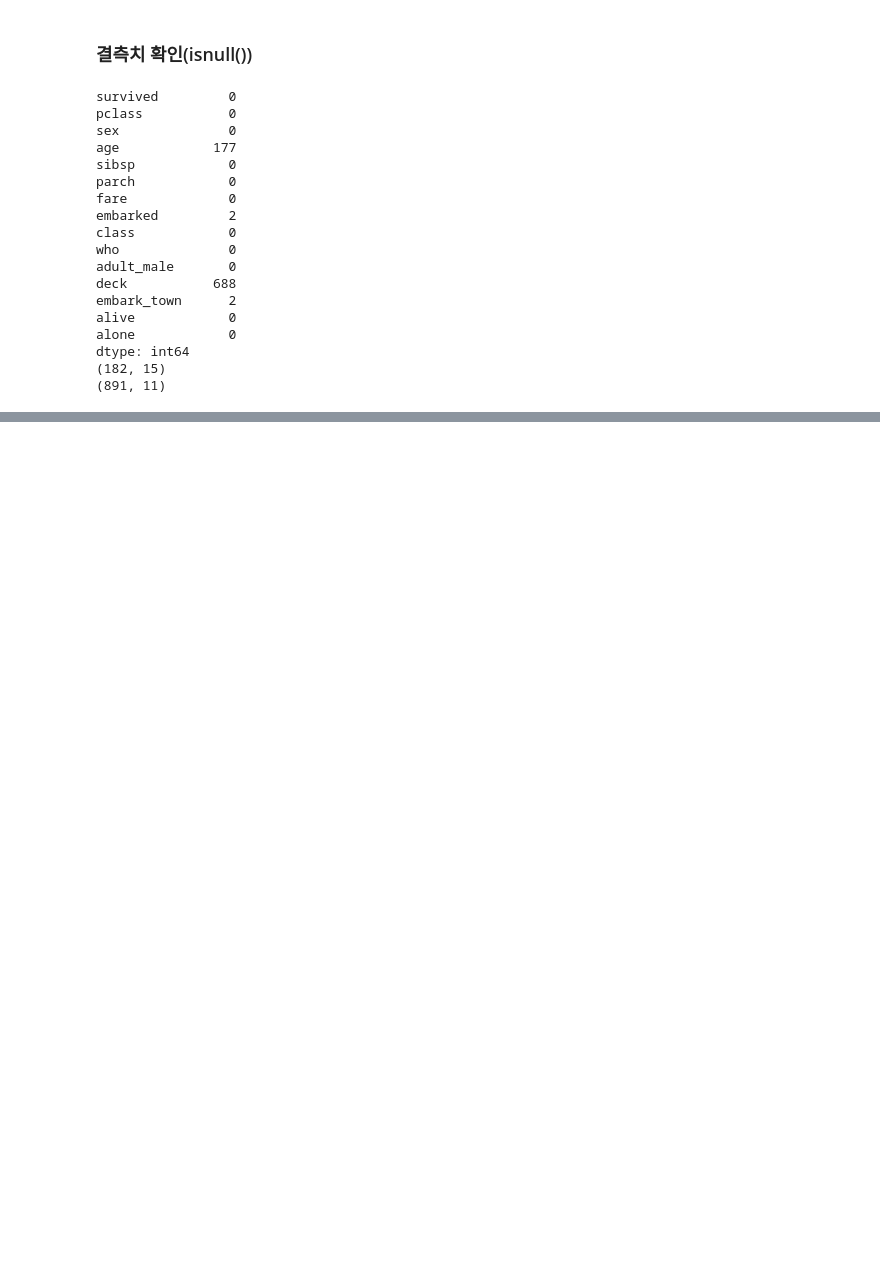
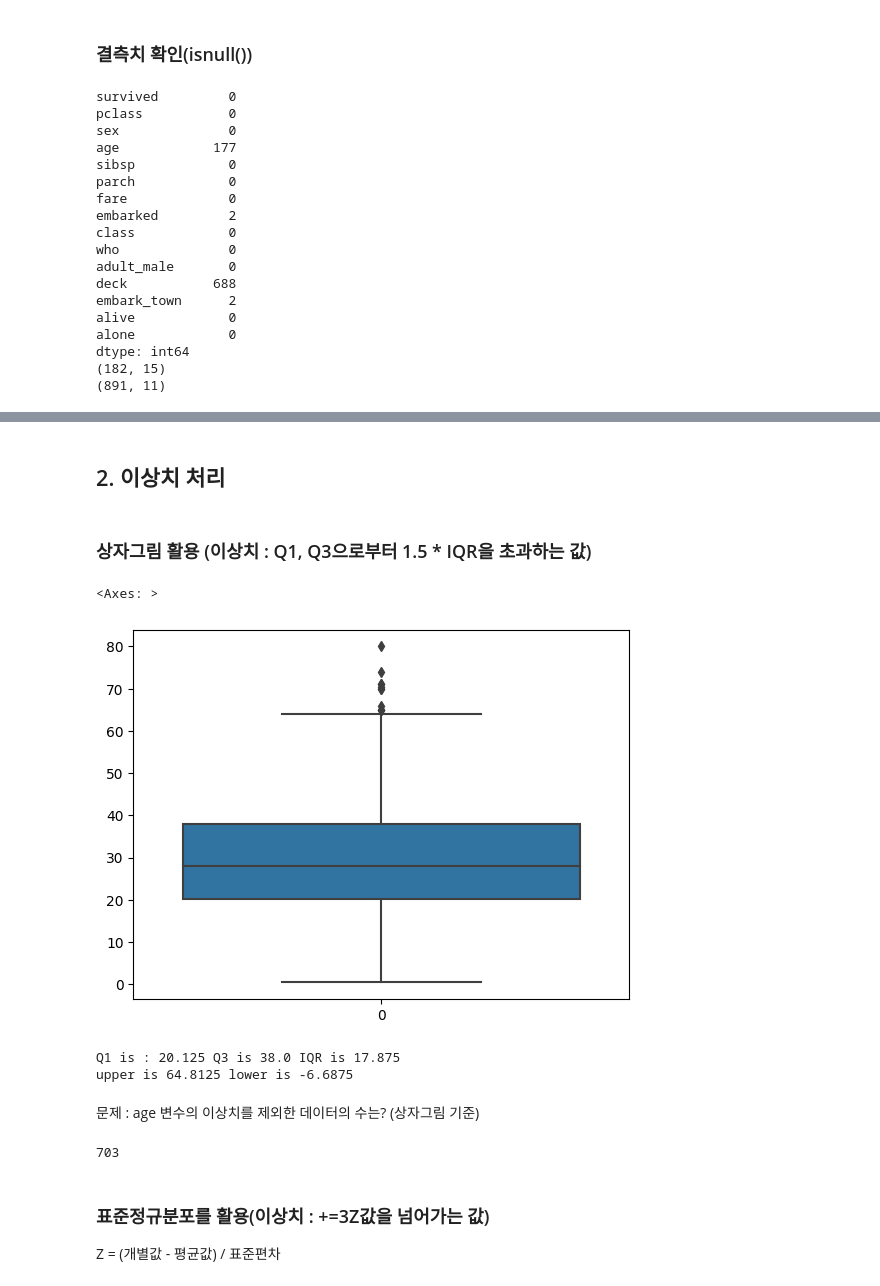
Before and after one commit to junyong1111/Bigdata, a Jupyter notebook: 실기/작업유형1/데이터다루기.ipynb, the cells around one changed output, grey strips where cells are left out. Cells and saved outputs as stored; diff of their text form; code cells hidden in the pictures; blank space fills up the shorter version.

```diff
--- a/실기/작업유형1/데이터다루기.ipynb
+++ b/실기/작업유형1/데이터다루기.ipynb
@@ -404,0 +441,37 @@ dtype: int64
+# %% [markdown]
+## 2. 이상치 처리
+# %% [markdown]
+### 상자그림 활용 (이상치 : Q1, Q3으로부터 1.5 * IQR을 초과하는 값)
+# %%
+df = sns.load_dataset('titanic')
+# df.head(5)
+sns.boxplot(df['age'])
+# %% [output]
+<Axes: >
+[figure, added]
+# %%
+#-- Q1, Q3, IQR(Q3-Q1)을 구하기
+Q1 = df['age'].quantile(0.25)
+Q3 = df['age'].quantile(0.75)
+IQR = Q3 - Q1
+print("Q1 is : {} Q3 is {} IQR is {}".format(Q1, Q3, IQR))
+
+#-- 위아래 이상치 구하기
+upper = Q3 + (1.5*IQR)
+lower = Q1 - (1.5*IQR)
+
+print("upper is {} lower is {}".format(upper, lower))
+# %% [output]
+Q1 is : 20.125 Q3 is 38.0 IQR is 17.875
+upper is 64.8125 lower is -6.6875
+# %% [markdown]
+문제 : age 변수의 이상치를 제외한 데이터의 수는? (상자그림 기준)
+# %%
+cond1 = (df['age'] <= upper)
+cond2 = (df['age'] >= lower)
+print(len(df[cond1 & cond2]))
+# %% [output]
+703
+# %% [markdown]
+### 표준정규분포를 활용(이상치 : +=3Z값을 넘어가는 값)
+Z = (개별값 - 평균값) / 표준편차
```
Also changed, not shown: parts of 28 cells of this notebook, 3 other files.
